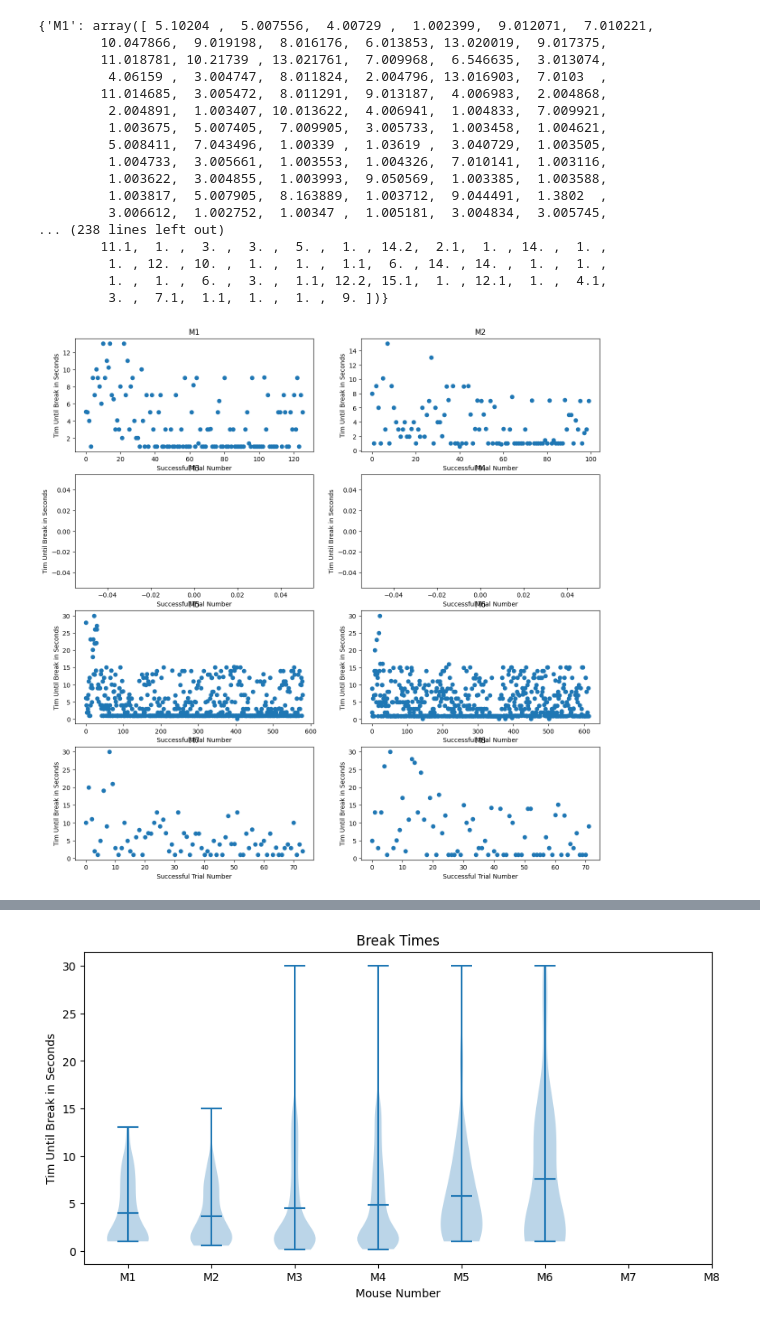
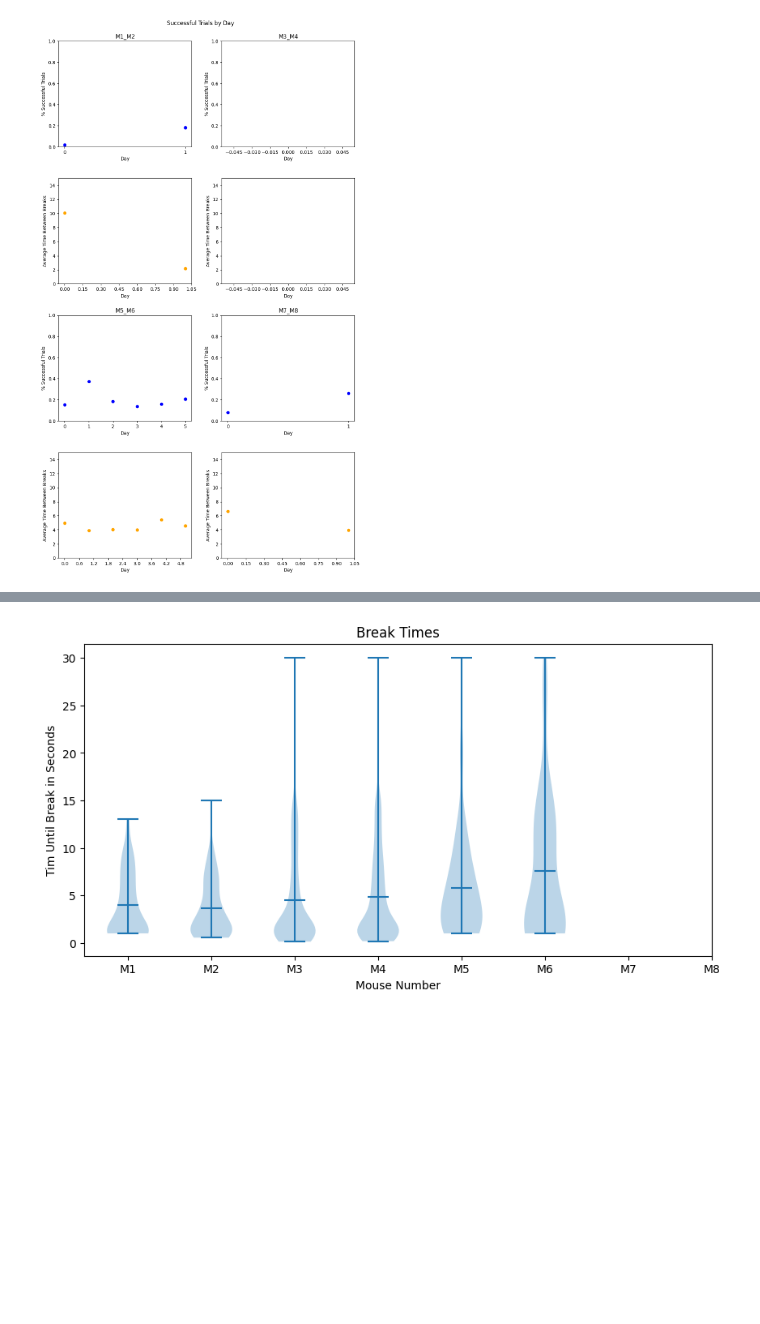
Before and after one commit to Tsuchijo/Interaction_Task_Data_Processing, a Jupyter notebook: Process_Trial_csv.ipynb, the cells around one changed output, grey strips where cells are left out. Cells and saved outputs as stored; diff of their text form; code cells hidden in the pictures; blank space fills up the shorter version.

```diff
--- a/Process_Trial_csv.ipynb
+++ b/Process_Trial_csv.ipynb
@@ -96,3 +108,45 @@ for file in file_names:
+# %%
+# iterate through all mouse pairs and plot # successes
+# create 8 subplots
+fig, axs = plt.subplots(4, 2)
+fig.suptitle('Successful Trials by Day')
+# enlarge figure
+fig.set_size_inches(10, 17)
+# iterate through mouse pairs
+for i, pair in enumerate(mouse_pairs):
+    trials_success_rate = []
+    average_time_between_breaks = []
+    for file in mouse_pairs[pair]:
+        # only take files with more than 10 entries
+        if len(successful_trials_by_day[file]['successful_trials']) > 50 and (sum(successful_trials_by_day[file]['successful_trials'])) > 0:
+            trials_success_rate.append(sum(successful_trials_by_day[file]['successful_trials']) )#/ len(successful_trials_by_day[file]['successful_trials']))
+            time_between_breaks = [x for x in successful_trials_by_day[file]['time_between_breaks'] if x is not None]
+            if len(time_between_breaks) > 0:
+                average_time_between_breaks.append(np.mean(time_between_breaks))
+            else:
+                average_time_between_breaks.append(None)
+    # plot the Success rate for each day
+    axs[(i//2) * 2, i%2].scatter(range(len(trials_success_rate)), trials_success_rate, color='blue')
+    axs[(i//2) * 2, i%2].set_title(pair)
+    axs[(i//2) * 2, i%2].set_xlabel('Day')
+    axs[(i//2) * 2, i%2].set_ylabel('% Successful Trials')
+    # set y range to include 0 and 1
+    axs[(i//2) * 2, i%2].set_ylim([0, 1])
+    # make x ticks integers
+    axs[(i//2) * 2, i%2].xaxis.set_major_locator(plt.MaxNLocator(integer=True))
+    # plot the average time between breaks for each day
+    axs[(i//2) * 2 + 1, i%2].scatter(range(len(trials_success_rate)), average_time_between_breaks, color='orange')
+    axs[(i//2) * 2 + 1, i%2].set_xlabel('Day')
+    axs[(i//2) * 2 + 1, i%2].set_ylabel('Average Time Between Breaks')    # make x ticks integers
+    axs[(i//2) * 2 + 1, i%2].xaxis.set_major_locator(plt.MaxNLocator(10))
+    # set y lim between 0 and 15
+    axs[(i//2) * 2 + 1, i%2].set_ylim([0, 15])
+
+# space the plots so titles dont overlap
+fig.tight_layout(pad=2.0)
+plt.show()
+# %% [output]
+[figure, added]
 # %%
 # for each mose in mouse_break_times, plot a scatter plot of the break times
 clean_mouse_break_times = dict()
@@ -104,35 +158,3 @@ for mouse in mouse_break_times:
     # remove outlier values greater than 60
     clean_mouse_data = clean_mouse_data[clean_mouse_data < 60]
     clean_mouse_break_times[mouse] = clean_mouse_data
-# for each mouse in mouse_break_times, plot a histogram of the break times
-clean_mouse_break_times
-# %% [output]
-{'M1': array([ 5.10204 ,  5.007556,  4.00729 ,  1.002399,  9.012071,  7.010221,
-        10.047866,  9.019198,  8.016176,  6.013853, 13.020019,  9.017375,
-        11.018781, 10.21739 , 13.021761,  7.009968,  6.546635,  3.013074,
-         4.06159 ,  3.004747,  8.011824,  2.004796, 13.016903,  7.0103  ,
-        11.014685,  3.005472,  8.011291,  9.013187,  4.006983,  2.004868,
-         2.004891,  1.003407, 10.013622,  4.006941,  1.004833,  7.009921,
-         1.003675,  5.007405,  7.009905,  3.005733,  1.003458,  1.004621,
-         5.008411,  7.043496,  1.00339 ,  1.03619 ,  3.040729,  1.003505,
-         1.004733,  3.005661,  1.003553,  1.004326,  7.010141,  1.003116,
-         1.003622,  3.004855,  1.003993,  9.050569,  1.003385,  1.003588,
-         1.003817,  5.007905,  8.163889,  1.003712,  9.044491,  1.3802  ,
-         3.006612,  1.002752,  1.00347 ,  1.005181,  3.004834,  3.005745,
-... (238 lines left out)
-        11.1,  1. ,  3. ,  3. ,  5. ,  1. , 14.2,  2.1,  1. , 14. ,  1. ,
-         1. , 12. , 10. ,  1. ,  1. ,  1.1,  6. , 14. , 14. ,  1. ,  1. ,
-         1. ,  1. ,  6. ,  3. ,  1.1, 12.2, 15.1,  1. , 12.1,  1. ,  4.1,
-         3. ,  7.1,  1.1,  1. ,  1. ,  9. ])}
-# %%
-# create a scatter plot of each mouse and the distribution of break times
-fig, axs = plt.subplots(4, 2, figsize=(15, 15))
-axs = axs.ravel()
-for i, mouse in enumerate(clean_mouse_break_times):
-    axs[i].scatter(range(len(clean_mouse_break_times[mouse])), clean_mouse_break_times[mouse])
-    axs[i].set_title(mouse)
-    axs[i].set_xlabel('Successful Trial Number')
-    axs[i].set_ylabel('Tim Until Break in Seconds')
-plt.show()
-# %% [output]
-[figure, removed]
```
Also changed, not shown: parts of 5 cells of this notebook, 2 other files.
